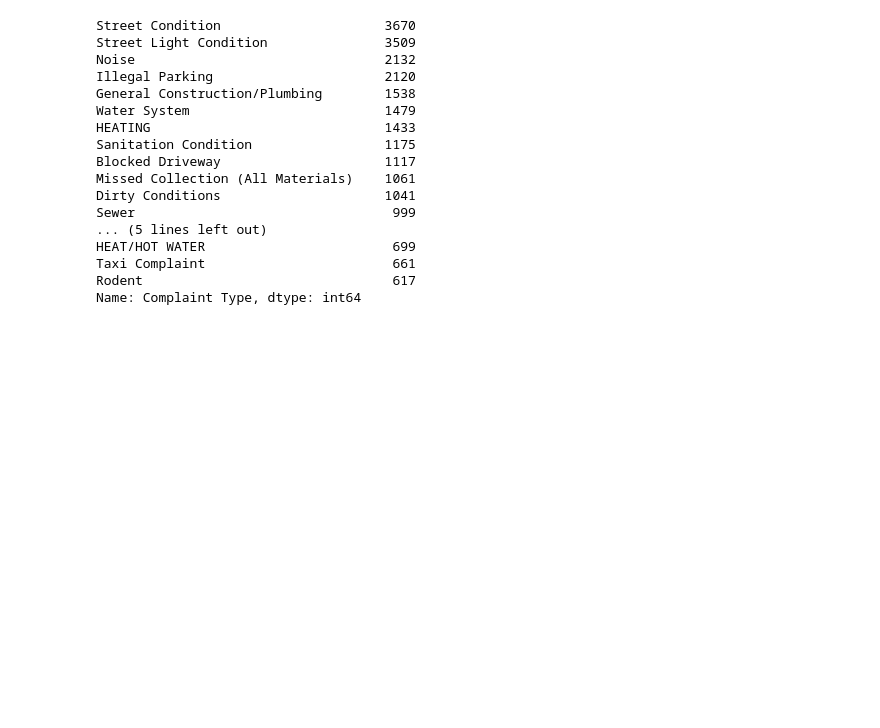
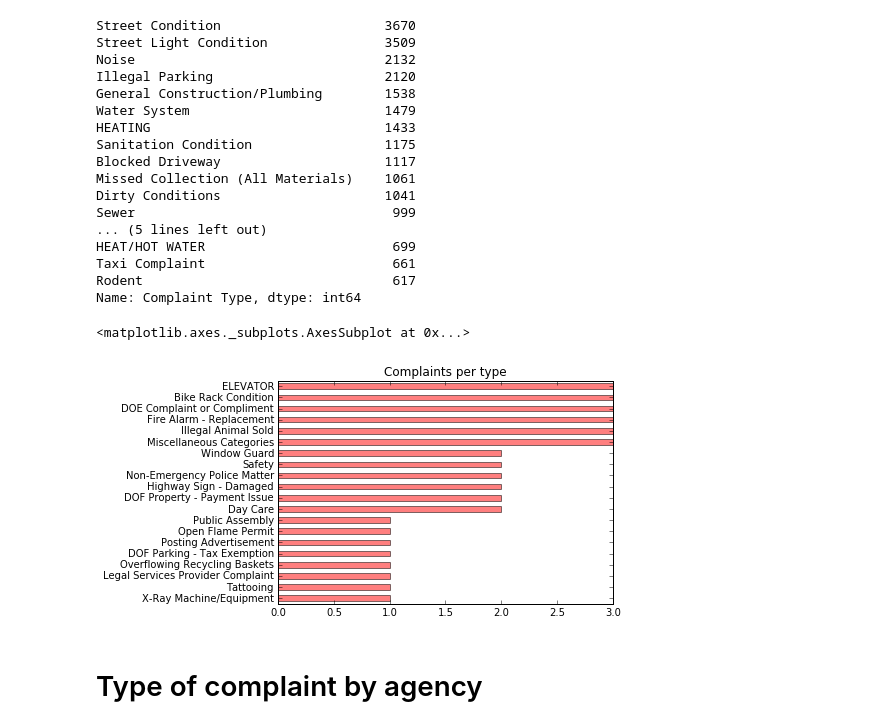
Before and after one commit to maryooh/capstone_sensors, a Jupyter notebook: 311_Red_Hook.ipynb, the cells around one changed output. Cells and saved outputs as stored; diff of their text form; code cells hidden in the pictures; blank space fills up the shorter version.

```diff
--- a/311_Red_Hook.ipynb
+++ b/311_Red_Hook.ipynb
@@ -188,3 +189,11 @@ HEAT/HOT WATER                        699
 Taxi Complaint                        661
 Rodent                                617
 Name: Complaint Type, dtype: int64
+# %%
+#top20.value_counts(ascending=True).plot(kind='barh', color='red', alpha=.5, title='Complaints per type')
+data311['Complaint Type'].value_counts(ascending=True).head(20).plot(kind='barh', color='red', alpha=.5, title='Complaints per type')
+# %% [output]
+<matplotlib.axes._subplots.AxesSubplot at 0x...>
+[figure, added]
+# %% [markdown]
+# Type of complaint by agency
```
Also changed, not shown: parts of 5 cells of this notebook.
